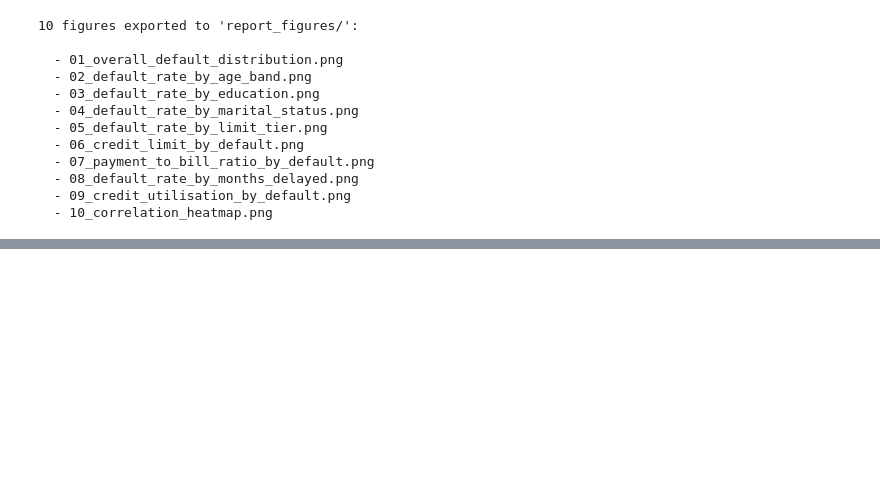
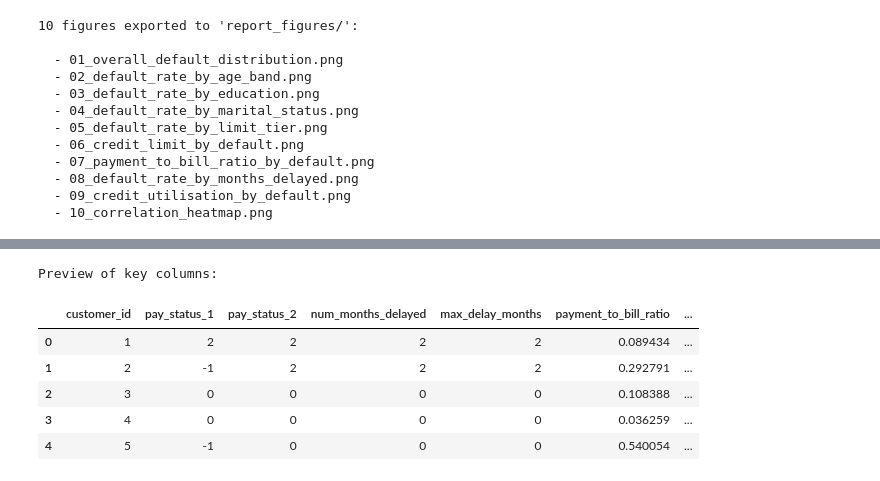
Before and after one commit to Dewmi2004/NovaX--Group-project-of-Python-for-DS-AI, a Jupyter notebook: NovaX.ipynb, the cells around one changed output, grey strips where cells are left out. Cells and saved outputs as stored; diff of their text form; code cells hidden in the pictures; blank space fills up the shorter version.

```diff
--- a/NovaX.ipynb
+++ b/NovaX.ipynb
@@ -1261,0 +1288,17 @@ for f in exported:
+# %%
+# Load cleaned dataset from Member 1
+
+df = pd.read_csv('cleaned_credit_data.csv')
+
+print("=" * 55)
+print("DATASET OVERVIEW")
+print("=" * 55)
+print(f"  Rows        : {df.shape[0]:,}")
+print(f"  Columns     : {df.shape[1]}")
+print(f"  Missing vals: {df.isnull().sum().sum()}")
+print(f"  Default rate: {df['default_next_month'].mean():.2%}")
+print(f"  Defaulted   : {df['default_next_month'].sum():,}")
+print("=" * 55)
+print()
+print("Column list:")
+print(df.columns.tolist())
@@ -1261,0 +1318,18 @@ for f in exported:
+# %%
+# Quick preview of key columns I will use
+
+key_preview = ['customer_id', 'pay_status_1', 'pay_status_2',
+               'num_months_delayed', 'max_delay_months',
+               'payment_to_bill_ratio', 'credit_utilisation',
+               'limit_balance', 'default_next_month']
+
+print("Preview of key columns:")
+df[key_preview].head(5)
+# %% [output]
+Preview of key columns:
+|  | customer_id | pay_status_1 | pay_status_2 | num_months_delayed | max_delay_months | payment_to_bill_ratio | ... |
+| 0 | 1 | 2 | 2 | 2 | 2 | 0.089434 | ... |
+| 1 | 2 | -1 | 2 | 2 | 2 | 0.292791 | ... |
+| 2 | 3 | 0 | 0 | 0 | 0 | 0.108388 | ... |
+| 3 | 4 | 0 | 0 | 0 | 0 | 0.036259 | ... |
+| 4 | 5 | -1 | 0 | 0 | 0 | 0.540054 | ... |
```
Also changed, not shown: parts of 2 cells of this notebook.
